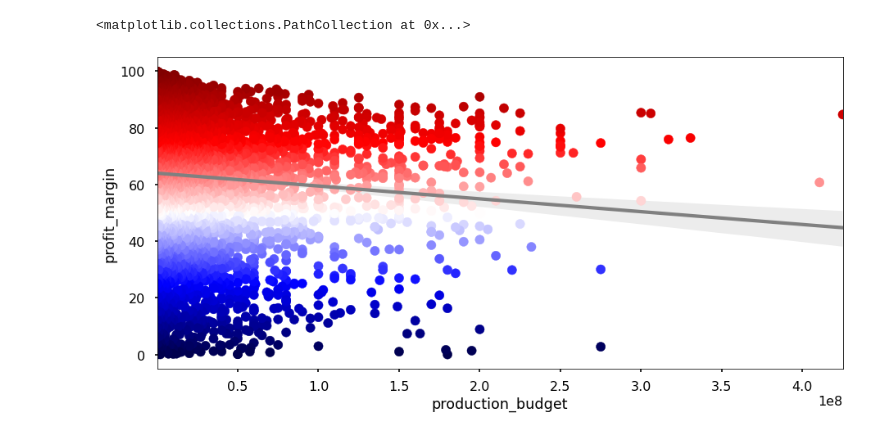
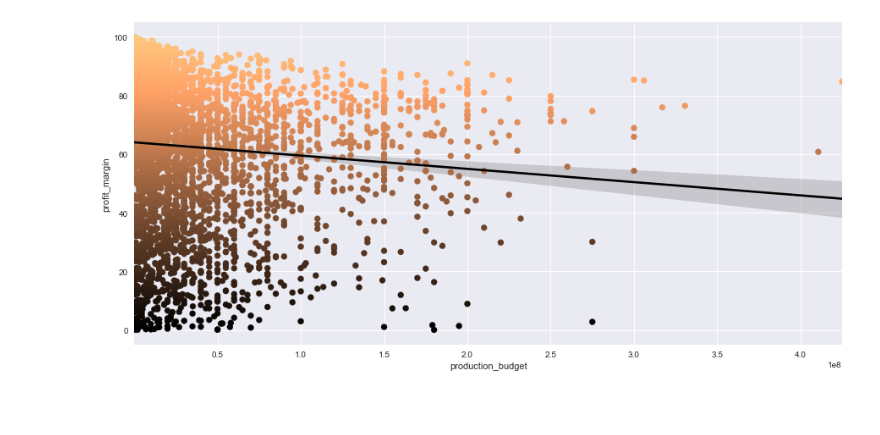
Before and after one commit to LindstromKyle/DSC-Flatiron-Project-1, a Jupyter notebook: budg_vs_roi.ipynb, the cells around one changed output. Drawn from its saved outputs; the diff is of its cells as text; code cells hidden in the pictures; blank space fills up the shorter version.

Commit message:
more analysis on budget vs profit margins

```diff
--- a/budg_vs_roi.ipynb
+++ b/budg_vs_roi.ipynb
@@ -3,7 +3,8 @@ import pandas as pd
 import matplotlib.pyplot as plt
 import numpy as np
 import seaborn as sns
-plt.style.use('seaborn-poster')
+from scipy import stats
+plt.style.use('seaborn')
 sns.set_palette("colorblind")
 
 %matplotlib inline
@@ -14,6 +15,10 @@ tn_movie_budgets[money_columns] = tn_movie_budgets[money_columns].replace([',','
 tn_movie_budgets['profit'] = tn_movie_budgets['worldwide_gross'] - tn_movie_budgets['production_budget']
 tn_movie_budgets['ROI'] = tn_movie_budgets['profit'] / tn_movie_budgets['production_budget']
 tn_movie_budgets['profit_margin'] = tn_movie_budgets['profit'] / tn_movie_budgets['worldwide_gross'] * 100
+tn_movie_budgets['movie'] = tn_movie_budgets['movie'].str.lower()
+tn_movie_budgets['movie'] = tn_movie_budgets['movie'].replace([':','\.','\,',"'",'!'], '', regex = True)
+tn_movie_budgets['release_date'] = pd.to_datetime(tn_movie_budgets['release_date'])
+
 
 tn_movie_budgets
 # %% [output]
@@ -33,11 +38,13 @@ tn_movie_budgets
 # %%
 fig, ax = plt.subplots(figsize = (15,7))
 profitable_movies = tn_movie_budgets.loc[tn_movie_budgets['profit_margin'] >= 0]
 
 
-ax = sns.regplot(x ='production_budget', y = 'profit_margin', data = profitable_movies, scatter = False, color = 'grey')
-ax.scatter(profitable_movies['production_budget'], profitable_movies['profit_margin'], c = profitable_movies["profit_margin"],  cmap="seismic")
+ax = sns.regplot(x ='production_budget', y = 'profit_margin', data = profitable_movies, scatter = False, color = 'black');
+ax.scatter(profitable_movies['production_budget'], profitable_movies['profit_margin'], c = profitable_movies["profit_margin"],  cmap="copper");
+
+#ax.hlines(y=60.4, xmin=0, xmax=4e8, linewidth=2, color='cyan')
+#ax.vlines(x=0.9e8, ymin=0, ymax=100, linewidth=2, color='cyan')
 # %% [output]
-<matplotlib.collections.PathCollection at 0x...>
-[figure, old version]
+[figure, new version]
 # %%
```
Also changed, not shown: parts of 9 cells of this notebook.
